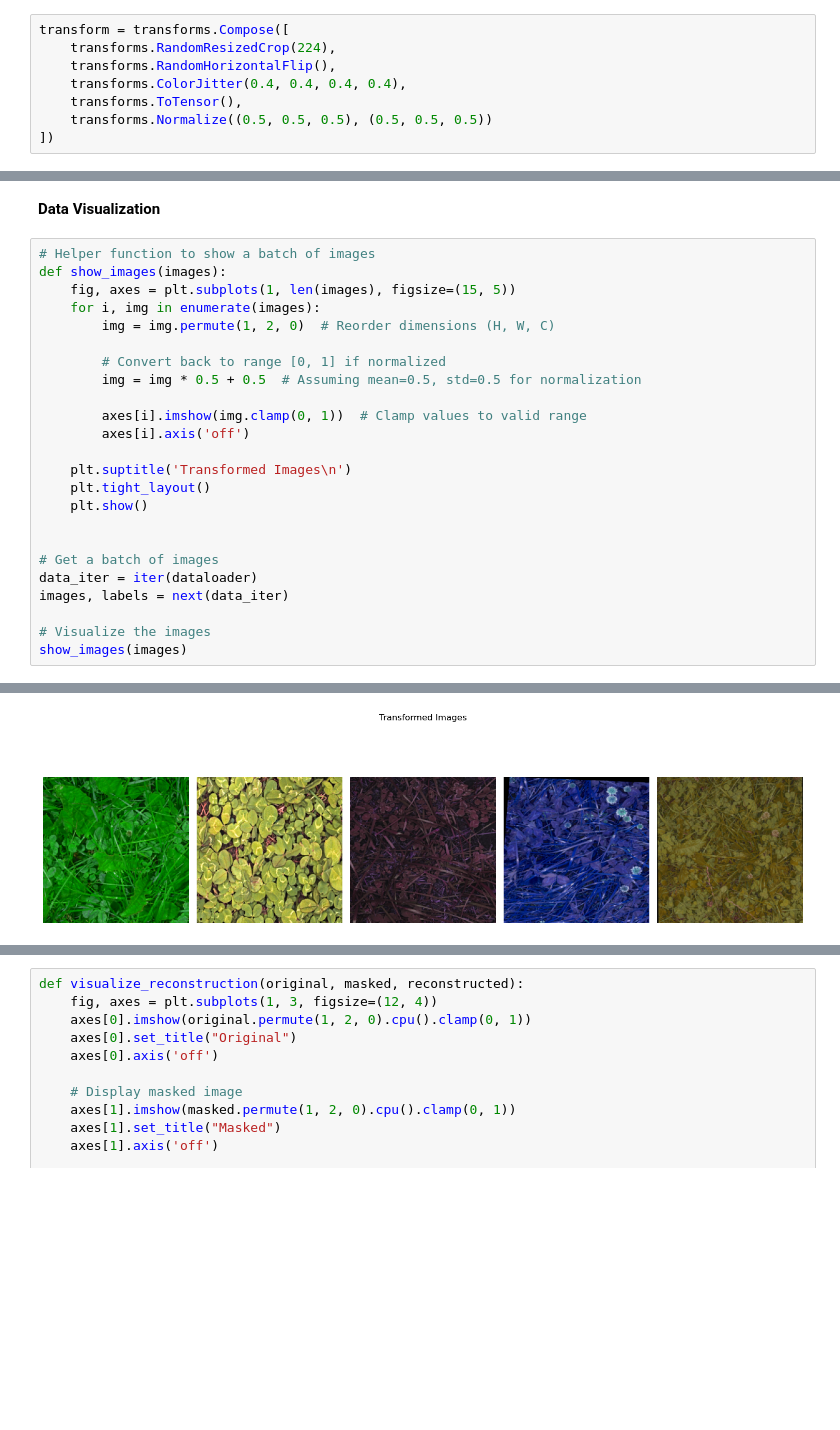
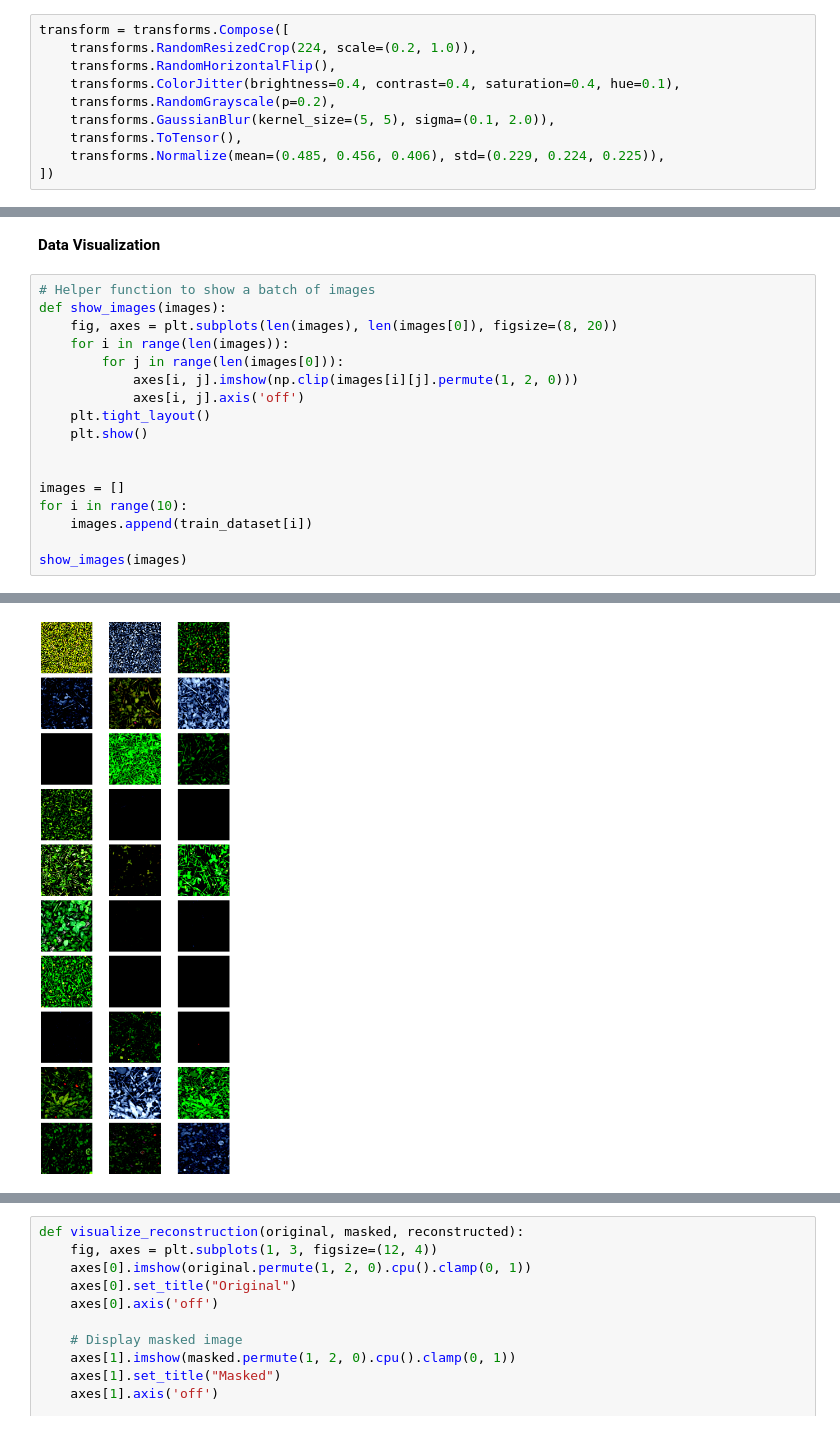
Before and after one commit to shayandesu/Semi-Supervised-Learning-with-crop-images, a Jupyter notebook: Main.ipynb, the cells around one changed output, grey strips where cells are left out. Cells and saved outputs as stored; diff of their text form; blank space fills up the shorter version.

Commit message:
improved contrastive learning

```diff
--- a/Main.ipynb
+++ b/Main.ipynb
@@ -33,11 +35,13 @@ device(type='cpu')
 **Transformer Construction**
 # %%
 transform = transforms.Compose([
-    transforms.RandomResizedCrop(224),
+    transforms.RandomResizedCrop(224, scale=(0.2, 1.0)),
     transforms.RandomHorizontalFlip(),
-    transforms.ColorJitter(0.4, 0.4, 0.4, 0.4),
+    transforms.ColorJitter(brightness=0.4, contrast=0.4, saturation=0.4, hue=0.1),
+    transforms.RandomGrayscale(p=0.2),
+    transforms.GaussianBlur(kernel_size=(5, 5), sigma=(0.1, 2.0)),
     transforms.ToTensor(),
-    transforms.Normalize((0.5, 0.5, 0.5), (0.5, 0.5, 0.5))
+    transforms.Normalize(mean=(0.485, 0.456, 0.406), std=(0.229, 0.224, 0.225)),
 ])
 # %% [markdown]
 **Loading the dataset and performing transformation**
@@ -64,25 +83,18 @@ dataloader = DataLoader(dataset, batch_size=BATCH_SIZE, shuffle=True)
 # %%
 # Helper function to show a batch of images
 def show_images(images):
-    fig, axes = plt.subplots(1, len(images), figsize=(15, 5))
-    for i, img in enumerate(images):
-        img = img.permute(1, 2, 0)  # Reorder dimensions (H, W, C)
-
-        # Convert back to range [0, 1] if normalized
-        img = img * 0.5 + 0.5  # Assuming mean=0.5, std=0.5 for normalization
-
-        axes[i].imshow(img.clamp(0, 1))  # Clamp values to valid range
-        axes[i].axis('off')
-
-    plt.suptitle('Transformed Images\n')
+    fig, axes = plt.subplots(len(images), len(images[0]), figsize=(8, 20))
+    for i in range(len(images)):
+        for j in range(len(images[0])):
+            axes[i, j].imshow(np.clip(images[i][j].permute(1, 2, 0)))
+            axes[i, j].axis('off')
     plt.tight_layout()
     plt.show()
 
 
-# Get a batch of images
-data_iter = iter(dataloader)
-images, labels = next(data_iter)
+images = []
+for i in range(10):
+    images.append(train_dataset[i])
 
-# Visualize the images
 show_images(images)
 # %% [output]
@@ -89,3 +118,3 @@ show_images(images)
-[figure, old version]
+[figure, new version]
 # %%
 class ResNetWithProjectionHead(nn.Module):
```
Also changed, not shown: parts of 13 cells of this notebook.
